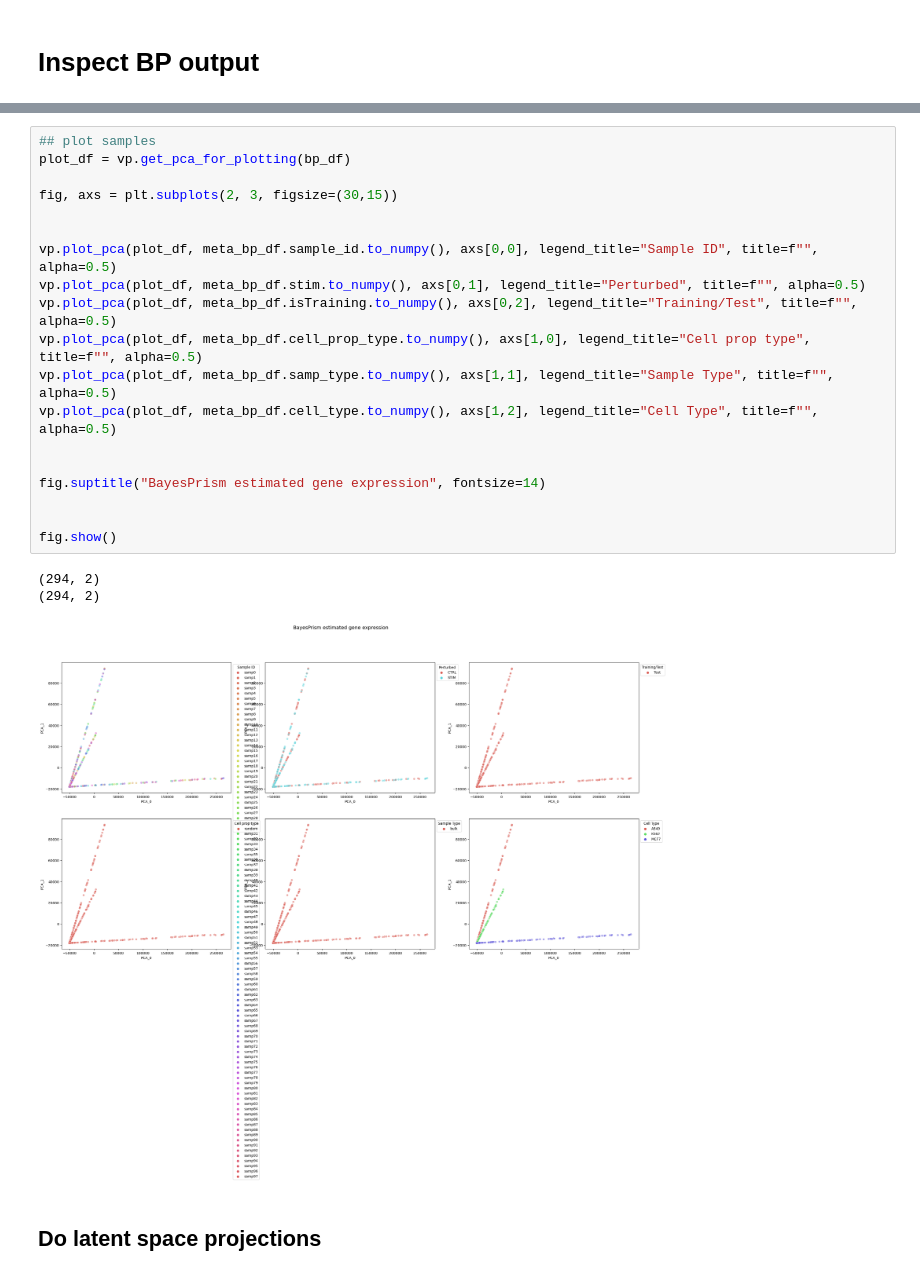
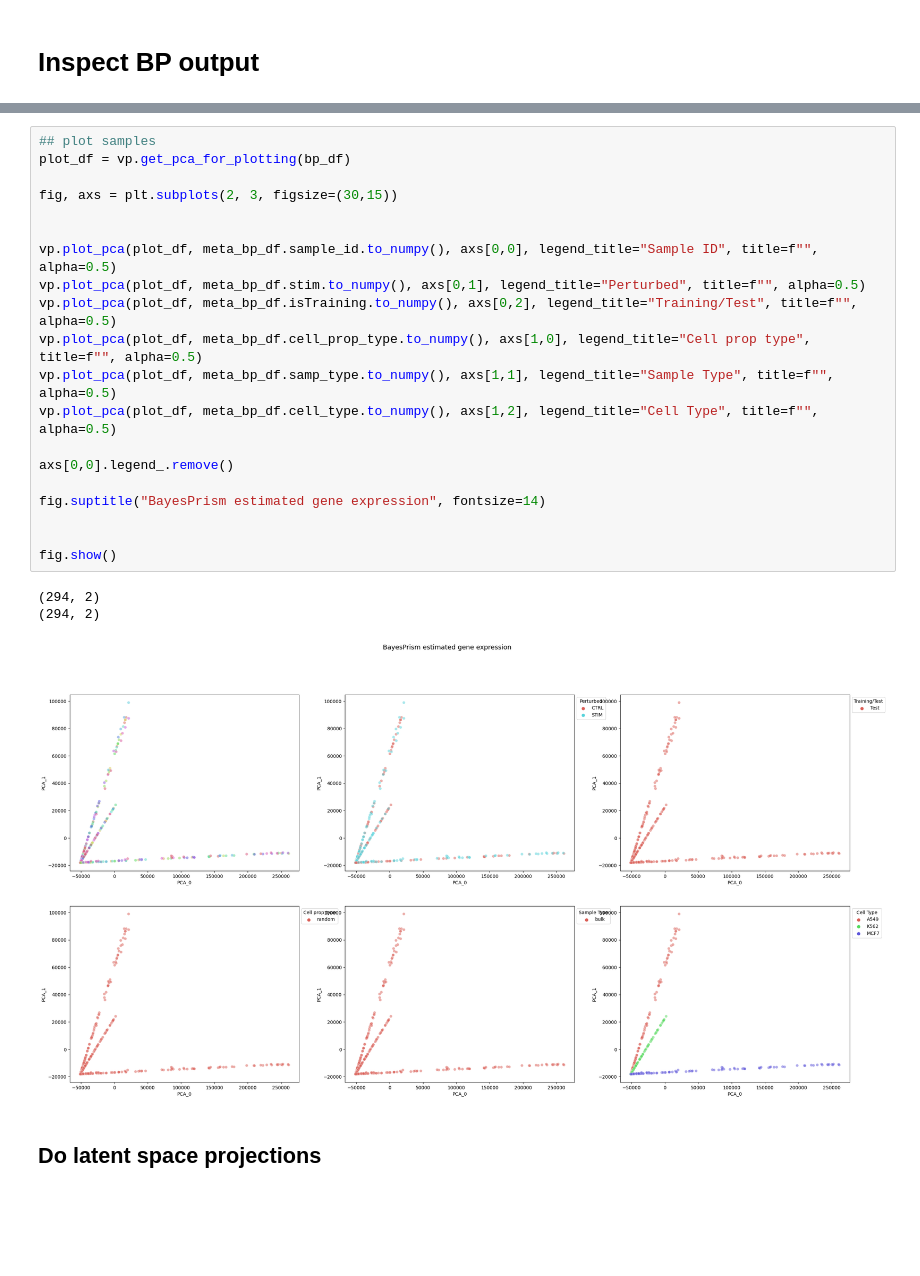
Before and after one commit to greenelab/buddi_analysis, a Jupyter notebook: l1000_sciplex_analysis/sciplex_comparators/sciplex_BP_analysis.ipynb, the cells around one changed output, grey strips where cells are left out. Saved outputs shown, nothing was run; the diff lists cells and outputs as text; blank space fills up the shorter version.

```diff
--- a/l1000_sciplex_analysis/sciplex_comparators/sciplex_BP_analysis.ipynb
+++ b/l1000_sciplex_analysis/sciplex_comparators/sciplex_BP_analysis.ipynb
@@ -434,26 +427,27 @@ meta_bp_df
 # %%
 ## plot samples
 plot_df = vp.get_pca_for_plotting(bp_df)
 
 fig, axs = plt.subplots(2, 3, figsize=(30,15))
 
 
 vp.plot_pca(plot_df, meta_bp_df.sample_id.to_numpy(), axs[0,0], legend_title="Sample ID", title=f"", alpha=0.5)
 vp.plot_pca(plot_df, meta_bp_df.stim.to_numpy(), axs[0,1], legend_title="Perturbed", title=f"", alpha=0.5)
 vp.plot_pca(plot_df, meta_bp_df.isTraining.to_numpy(), axs[0,2], legend_title="Training/Test", title=f"", alpha=0.5)
 vp.plot_pca(plot_df, meta_bp_df.cell_prop_type.to_numpy(), axs[1,0], legend_title="Cell prop type", title=f"", alpha=0.5)
 vp.plot_pca(plot_df, meta_bp_df.samp_type.to_numpy(), axs[1,1], legend_title="Sample Type", title=f"", alpha=0.5)
 vp.plot_pca(plot_df, meta_bp_df.cell_type.to_numpy(), axs[1,2], legend_title="Cell Type", title=f"", alpha=0.5)
 
+axs[0,0].legend_.remove()
 
 fig.suptitle("BayesPrism estimated gene expression", fontsize=14)
 
 
 fig.show()
 # %% [output]
 (294, 2)
 (294, 2)
-[figure, old version]
+[figure, new version]
 # %% [markdown]
 ## Do latent space projections
 # %% [markdown]
```
Also changed, not shown: parts of 6 cells of this notebook.
